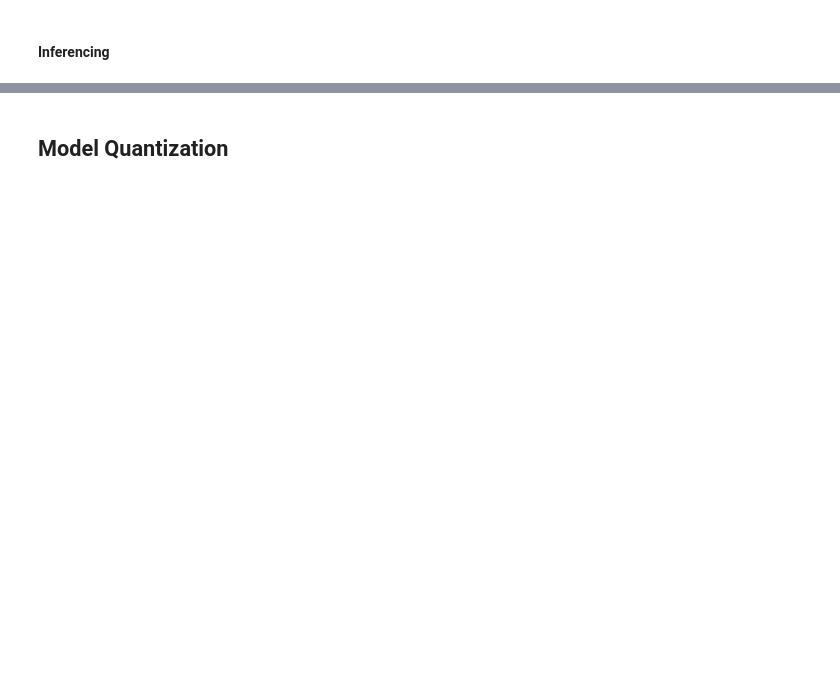
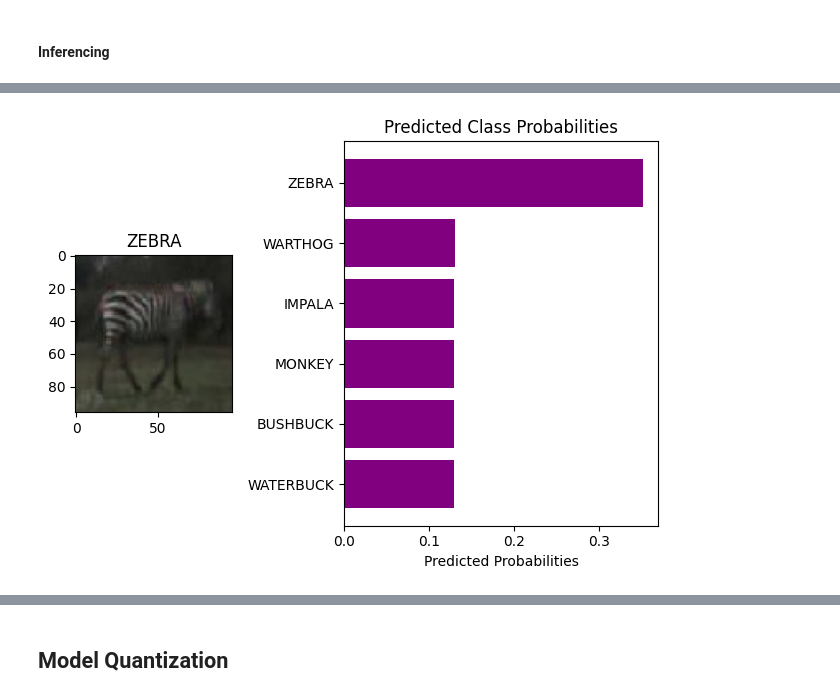
Before and after one commit to DeKUT-DSAIL/dsail-tech4wildlife, a Jupyter notebook: PART-2/camera_trap_tutorial.ipynb, the cells around one changed output, grey strips where cells are left out. Saved outputs shown, nothing was run; the diff lists cells and outputs as text; code cells hidden in the pictures; blank space fills up the shorter version.

```diff
--- a/PART-2/camera_trap_tutorial.ipynb
+++ b/PART-2/camera_trap_tutorial.ipynb
@@ -322,2 +275,8 @@ Class: 5
 # %% [markdown]
 #### Inferencing
+# %%
+
+# model = tf.keras.models.load_model('mobileweights_6classes3.h5')
+
+helper.inference_model(model)
+# %% [output]
@@ -324,3 +285,4 @@ Class: 5
+[figure, added]
 # %%
 
 model = tf.keras.models.load_model('mobileweights_6classes.h5')
```
Also changed, not shown: parts of 17 cells of this notebook.
